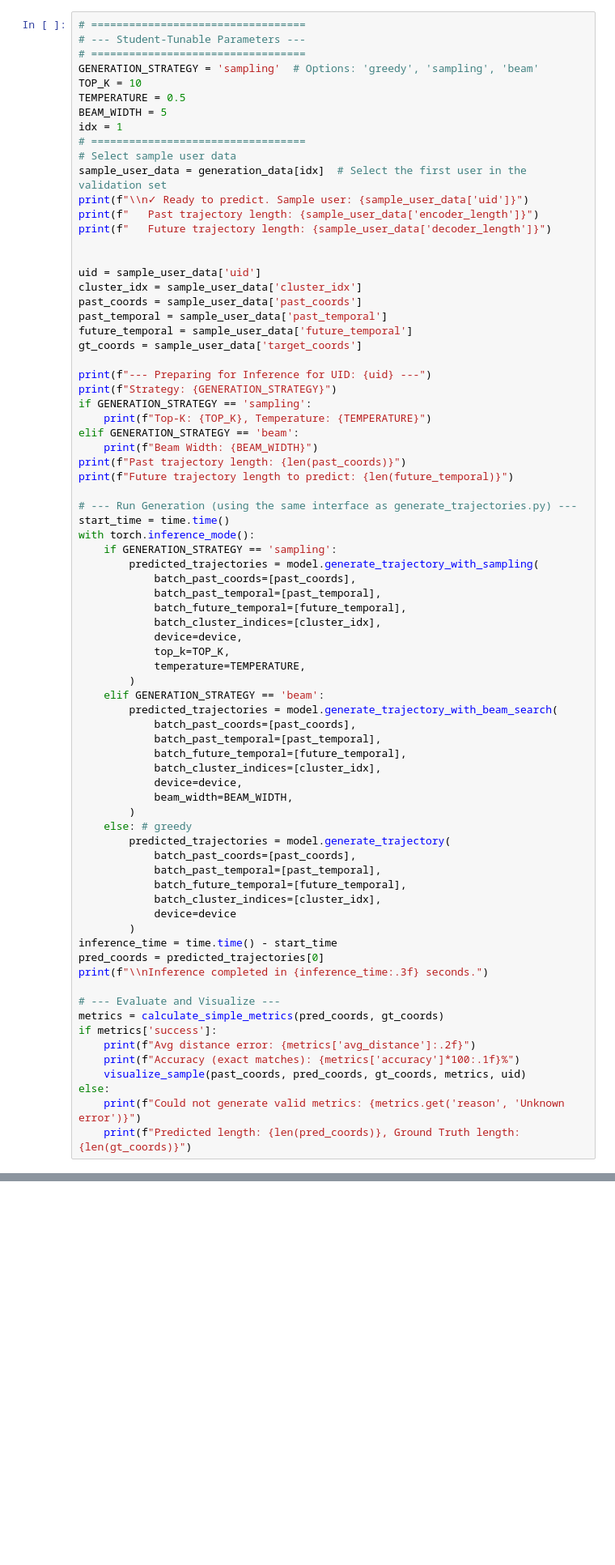
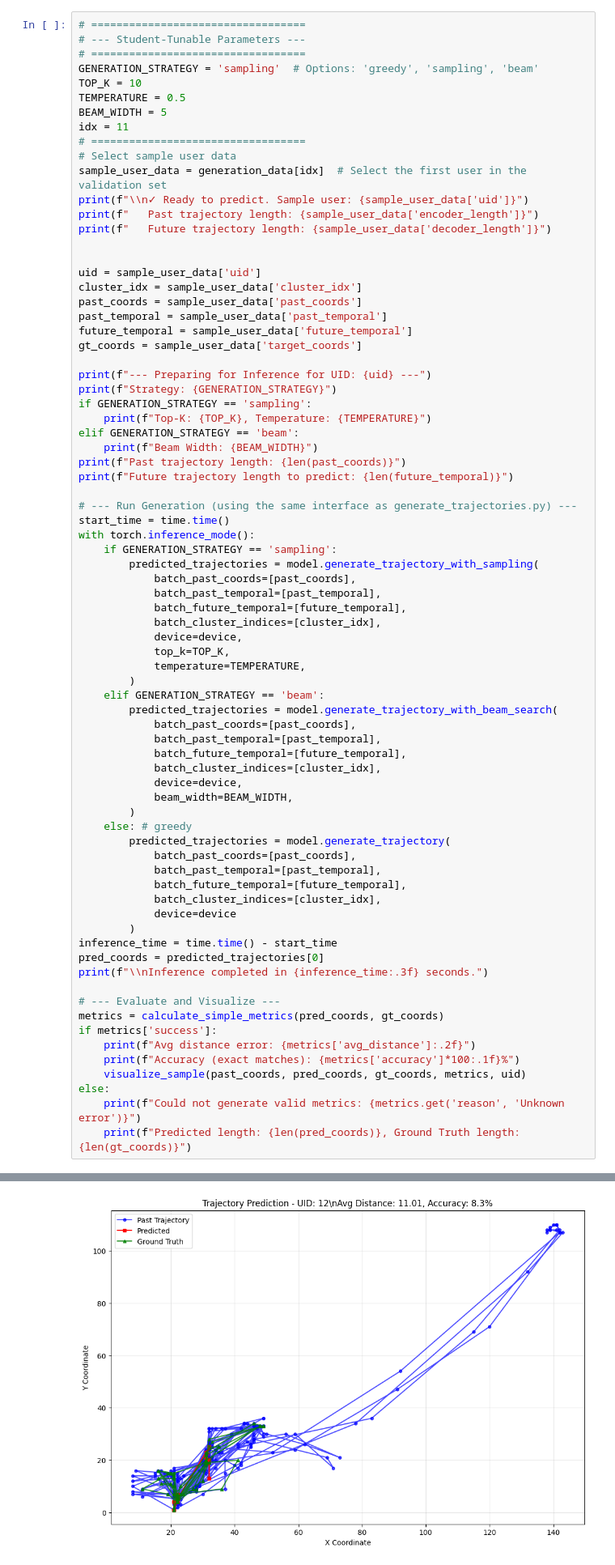
Before and after one commit to WaimenMak/LLM-KC, a Jupyter notebook: notebooks/introduction_to_mobility_prediction.ipynb, the cells around one changed output, grey strips where cells are left out. Shown at 81% size. Drawn from its saved outputs; the diff is of its cells as text; blank space fills up the shorter version.

```diff
--- a/notebooks/introduction_to_mobility_prediction.ipynb
+++ b/notebooks/introduction_to_mobility_prediction.ipynb
@@ -366,7 +366,7 @@ GENERATION_STRATEGY = 'sampling'  # Options: 'greedy', 'sampling', 'beam'
 TOP_K = 10
 TEMPERATURE = 0.5
 BEAM_WIDTH = 5
-idx = 1
+idx = 11
 # ==================================
 # Select sample user data
 sample_user_data = generation_data[idx]  # Select the first user in the validation set
@@ -445,0 +449 @@ Future trajectory length to predict: 283
+[figure, added]
```
Also changed, not shown: parts of 5 cells of this notebook, 2 other files.
